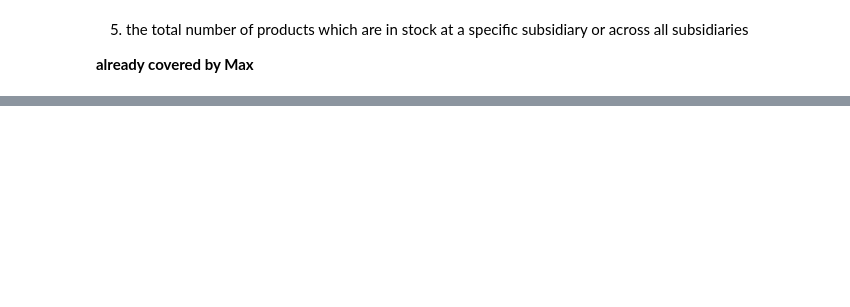
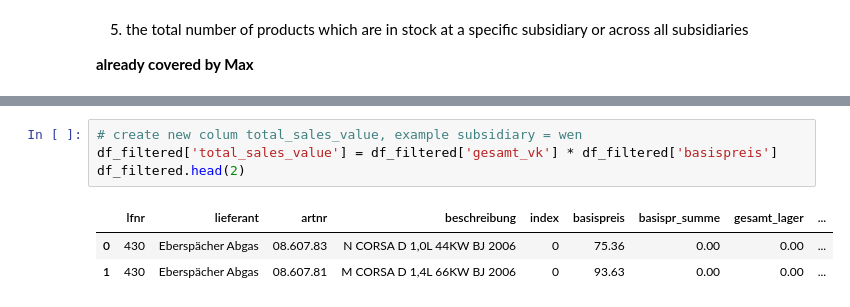
Before and after one commit to capstone-kueblbeck/capstone-kueblbeck, a Jupyter notebook: coding/hans_pn.ipynb, the cells around one changed output, grey strips where cells are left out. Drawn from its saved outputs; the diff is of its cells as text; blank space fills up the shorter version.

```diff
--- a/coding/hans_pn.ipynb
+++ b/coding/hans_pn.ipynb
@@ -330,0 +355,8 @@ The value of articles in subsidiary gesamt_lager is: 9562601.22
+# %%
+# create new colum total_sales_value, example subsidiary = wen
+df_filtered['total_sales_value'] = df_filtered['gesamt_vk'] * df_filtered['basispreis']
+df_filtered.head(2)
+# %% [output]
+|  | lfnr | lieferant | artnr | beschreibung | index | basispreis | basispr_summe | gesamt_lager | ... |
+| 0 | 430 | Eberspächer Abgas | 08.607.83 | N CORSA D 1,0L 44KW BJ 2006 | 0 | 75.36 | 0.00 | 0.00 | ... |
+| 1 | 430 | Eberspächer Abgas | 08.607.81 | M CORSA D 1,4L 66KW BJ 2006 | 0 | 93.63 | 0.00 | 0.00 | ... |
```
Also changed, not shown: parts of 28 cells of this notebook.
